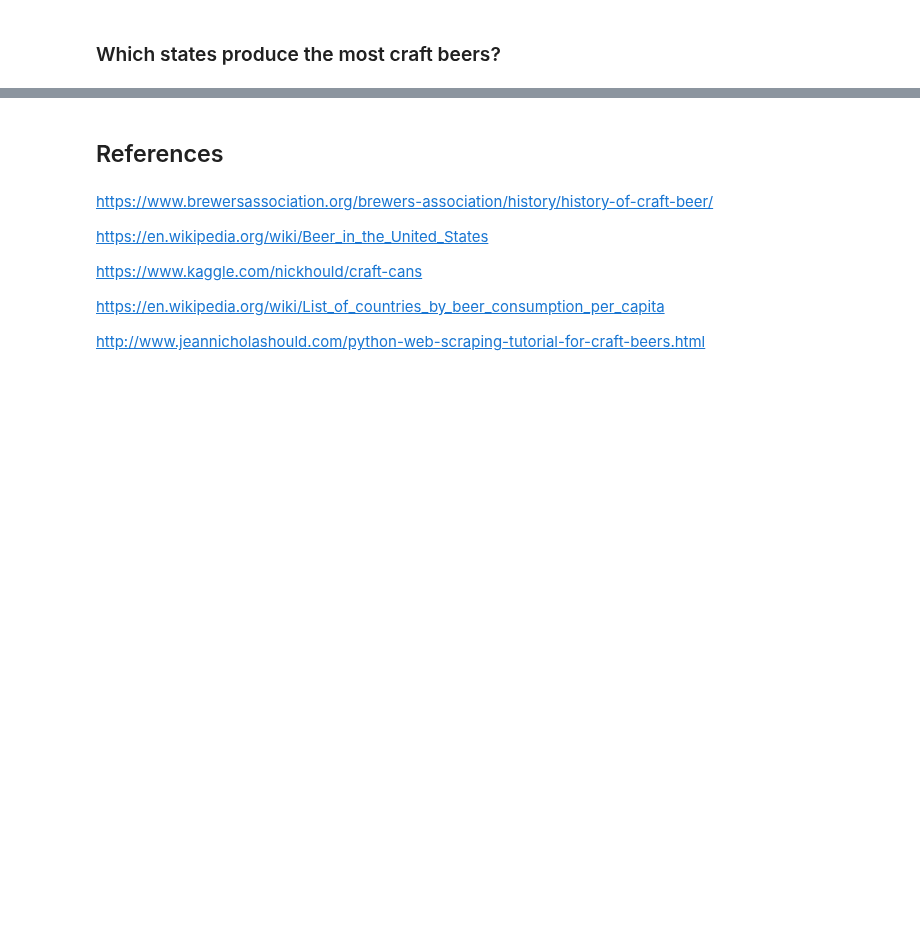
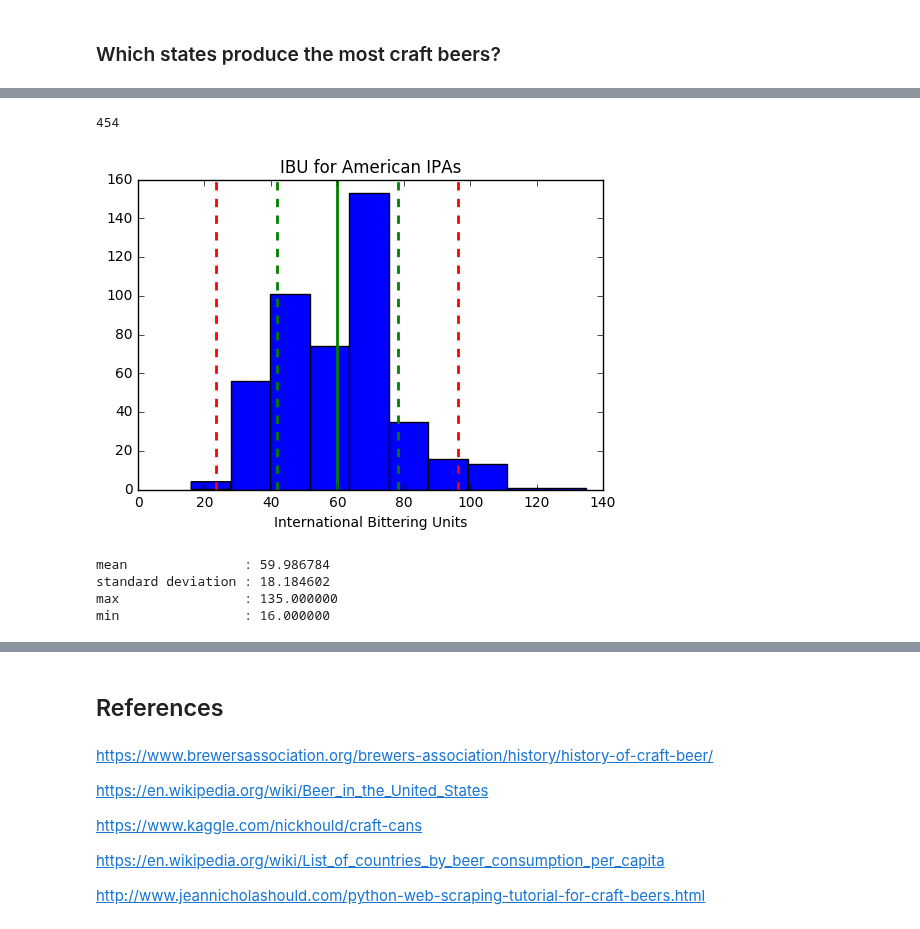
Before and after one commit to 315iah515/Thinkful-Notebooks, a Jupyter notebook: Prep/CapstoneAnalyticReport.ipynb, the cells around one changed output, grey strips where cells are left out. Cells and saved outputs as stored; diff of their text form; code cells hidden in the pictures; blank space fills up the shorter version.

```diff
--- a/Prep/CapstoneAnalyticReport.ipynb
+++ b/Prep/CapstoneAnalyticReport.ipynb
@@ -94,0 +161,25 @@ The average ABV for the craft beers is 6 %. Considering that most of the beer ty
+# %%
+ipa_df = beer_df.loc[beer_df['style'].isin(['American IPA','American Pale Ale (APA)'])]
+print(len(ipa_df.dropna()))
+mean = sum(ipa_df['ibu'].dropna())/len(ipa_df['ibu'].dropna())
+sd = np.std(ipa_df['ibu'].dropna(), ddof=1)
+plt.hist(ipa_df['ibu'].dropna())
+plt.axvline(mean, color='g', linestyle='solid', linewidth=2)
+plt.axvline(mean + sd, color='g', linestyle='dashed', linewidth=2)
+plt.axvline(mean + (sd * 2), color='r', linestyle='dashed', linewidth=2)
+plt.axvline(mean - sd, color='g', linestyle='dashed', linewidth=2)
+plt.axvline(mean - (sd * 2), color='r', linestyle='dashed', linewidth=2)
+plt.xlabel('International Bittering Units')
+plt.title('IBU for American IPAs')
+plt.show()
+print('{:18s} : {:3f}'.format('mean', mean))
+print('{:18s} : {:3f}'.format('standard deviation', sd))
+print('{:18s} : {:3f}'.format('max', max(ipa_df['ibu'].dropna())))
+print('{:18s} : {:3f}'.format('min', min(ipa_df['ibu'].dropna())))
+# %% [output]
+454
+[figure, added]
+mean               : 59.986784
+standard deviation : 18.184602
+max                : 135.000000
+min                : 16.000000
```
Also changed, not shown: parts of 20 cells of this notebook.
